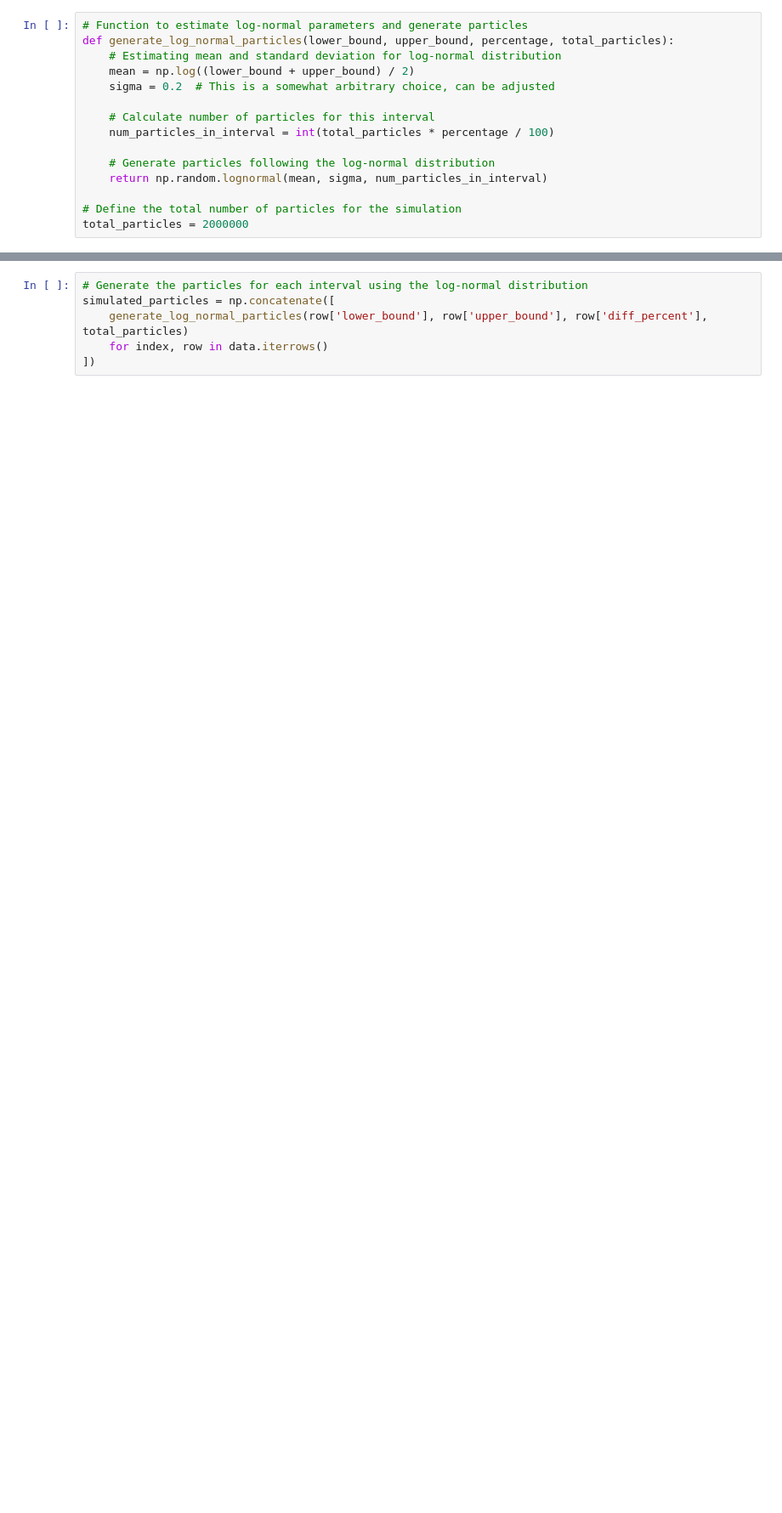
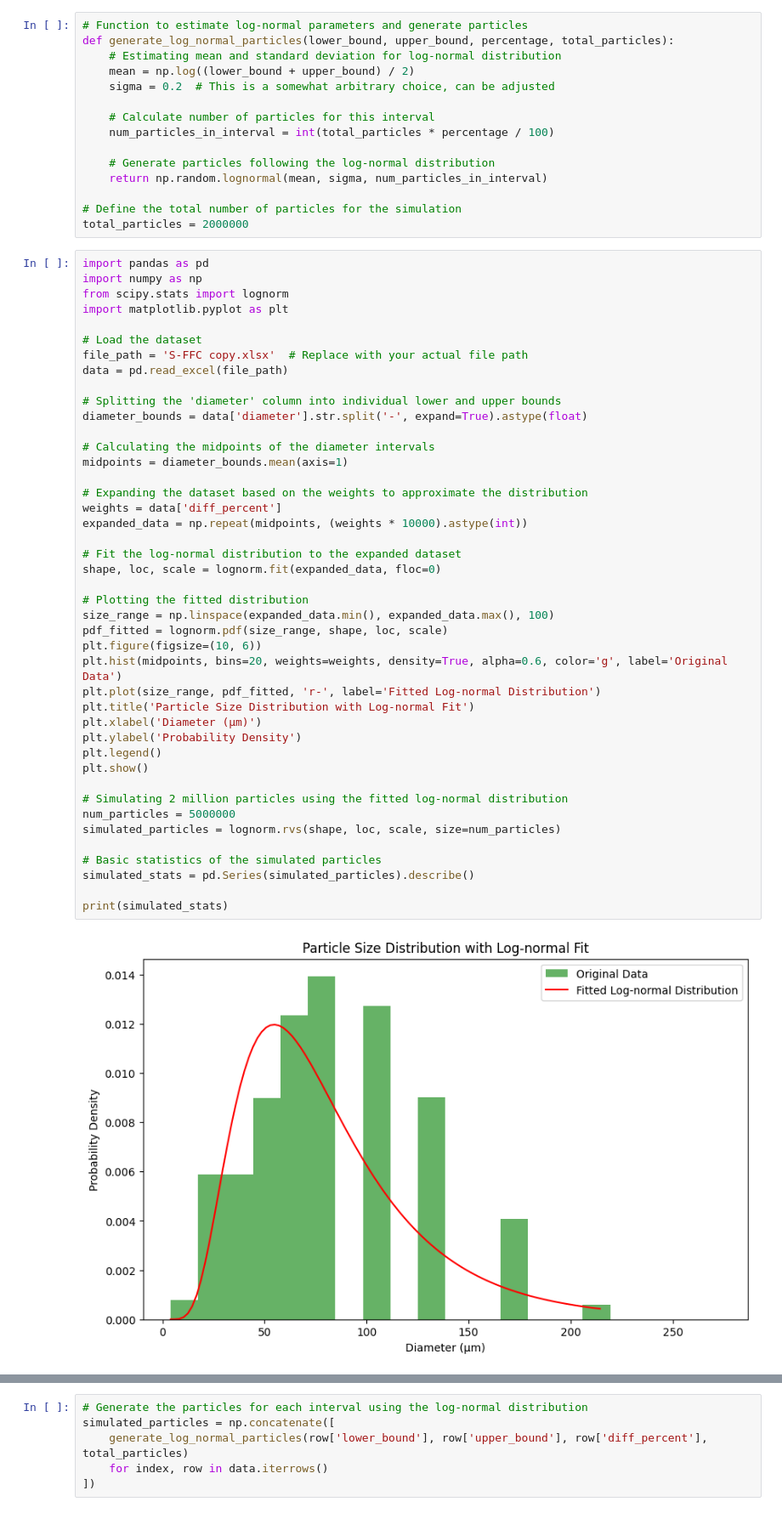
Before and after one commit to Shuyang-Wang/PSD_simulator, a Jupyter notebook: psd_simulator_2.ipynb, the cells around one changed output, grey strips where cells are left out. Shown at 85% size. Drawn from its saved outputs; the diff is of its cells as text; blank space fills up the shorter version.

```diff
--- a/psd_simulator_2.ipynb
+++ b/psd_simulator_2.ipynb
@@ -27,3 +27,48 @@ def generate_log_normal_particles(lower_bound, upper_bound, percentage, total_pa
 
 # Define the total number of particles for the simulation
 total_particles = 2000000
+# %%
+import pandas as pd
+import numpy as np
+from scipy.stats import lognorm
+import matplotlib.pyplot as plt
+
+# Load the dataset
+file_path = 'S-FFC copy.xlsx'  # Replace with your actual file path
+data = pd.read_excel(file_path)
+
+# Splitting the 'diameter' column into individual lower and upper bounds
+diameter_bounds = data['diameter'].str.split('-', expand=True).astype(float)
+
+# Calculating the midpoints of the diameter intervals
+midpoints = diameter_bounds.mean(axis=1)
+
+# Expanding the dataset based on the weights to approximate the distribution
+weights = data['diff_percent']
+expanded_data = np.repeat(midpoints, (weights * 10000).astype(int))
+
+# Fit the log-normal distribution to the expanded dataset
+shape, loc, scale = lognorm.fit(expanded_data, floc=0)
+
+# Plotting the fitted distribution
+size_range = np.linspace(expanded_data.min(), expanded_data.max(), 100)
+pdf_fitted = lognorm.pdf(size_range, shape, loc, scale)
+plt.figure(figsize=(10, 6))
+plt.hist(midpoints, bins=20, weights=weights, density=True, alpha=0.6, color='g', label='Original Data')
+plt.plot(size_range, pdf_fitted, 'r-', label='Fitted Log-normal Distribution')
+plt.title('Particle Size Distribution with Log-normal Fit')
+plt.xlabel('Diameter (μm)')
+plt.ylabel('Probability Density')
+plt.legend()
+plt.show()
+
+# Simulating 2 million particles using the fitted log-normal distribution
+num_particles = 5000000
+simulated_particles = lognorm.rvs(shape, loc, scale, size=num_particles)
+
+# Basic statistics of the simulated particles
+simulated_stats = pd.Series(simulated_particles).describe()
+
+print(simulated_stats)
+# %% [output]
+[figure, added]
```
Also changed, not shown: parts of 8 cells of this notebook, 1 other file.
